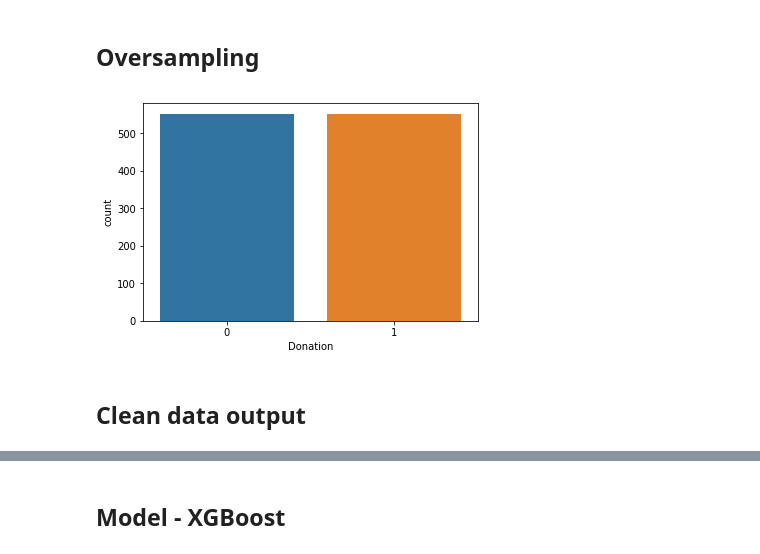
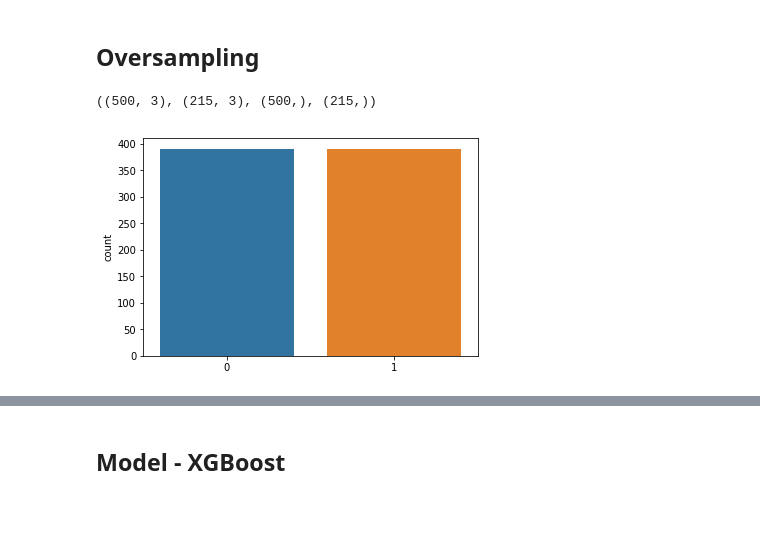
Before and after one commit to Barteus/ml-blood-donations, a Jupyter notebook: ml_blood_transfusions_full.ipynb, the cells around one changed output, grey strips where cells are left out. Cells and saved outputs as stored; diff of their text form; code cells hidden in the pictures; blank space fills up the shorter version.

```diff
--- a/ml_blood_transfusions_full.ipynb
+++ b/ml_blood_transfusions_full.ipynb
@@ -89,11 +83,15 @@ df_features_transformed = pd.DataFrame(features_transformed, columns=['Recency',
 # %% [markdown]
 ## Oversampling
+# %%
+from sklearn.model_selection import train_test_split
+x_train, x_test, y_train, y_test = train_test_split(features_transformed, target, test_size=0.3)
+x_train.shape, x_test.shape, y_train.shape, y_test.shape
+# %% [output]
+((500, 3), (215, 3), (500,), (215,))
 # %%
 from imblearn.over_sampling import SMOTE
 over_sampling = SMOTE(random_state=42, k_neighbors=5)
-df_features_transformed, y_over_sampled = over_sampling.fit_resample(df_features_transformed, target)
-sns.countplot(x='Donation', data=pd.DataFrame(y_over_sampled, columns=['Donation']));
+x_train_os, y_train_os = over_sampling.fit_resample(x_train, y_train)
+sns.countplot(x=y_train_os);
 # %% [output]
-[figure, old version]
+[figure, new version]
-# %% [markdown]
-## Clean data output
```
Also changed, not shown: parts of 8 cells of this notebook.
